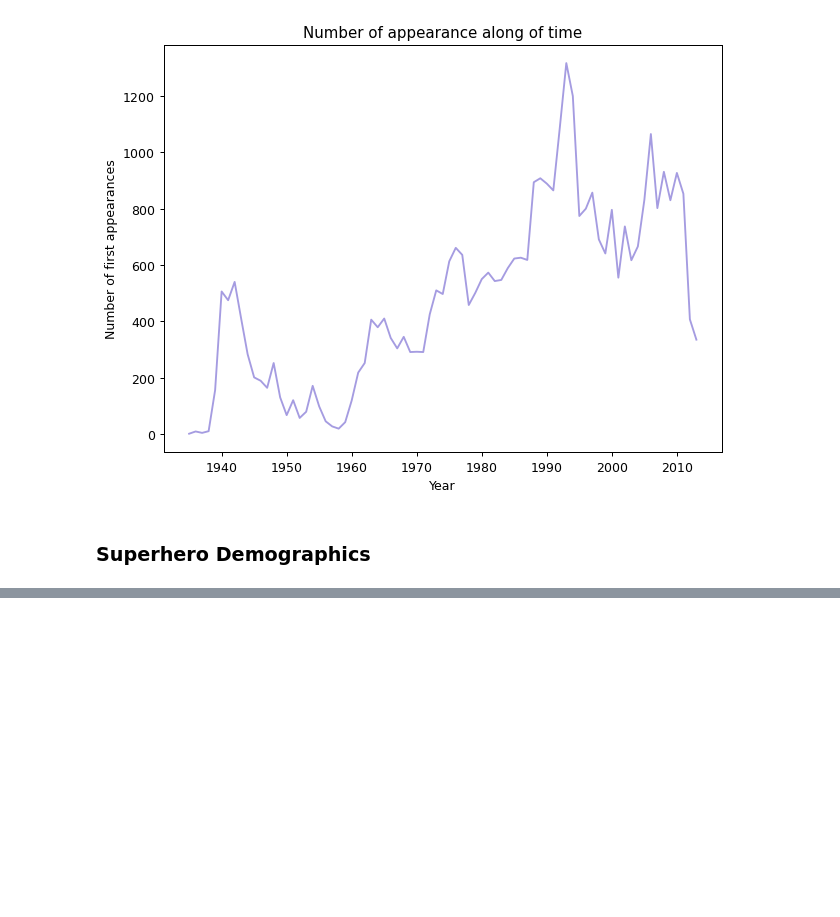
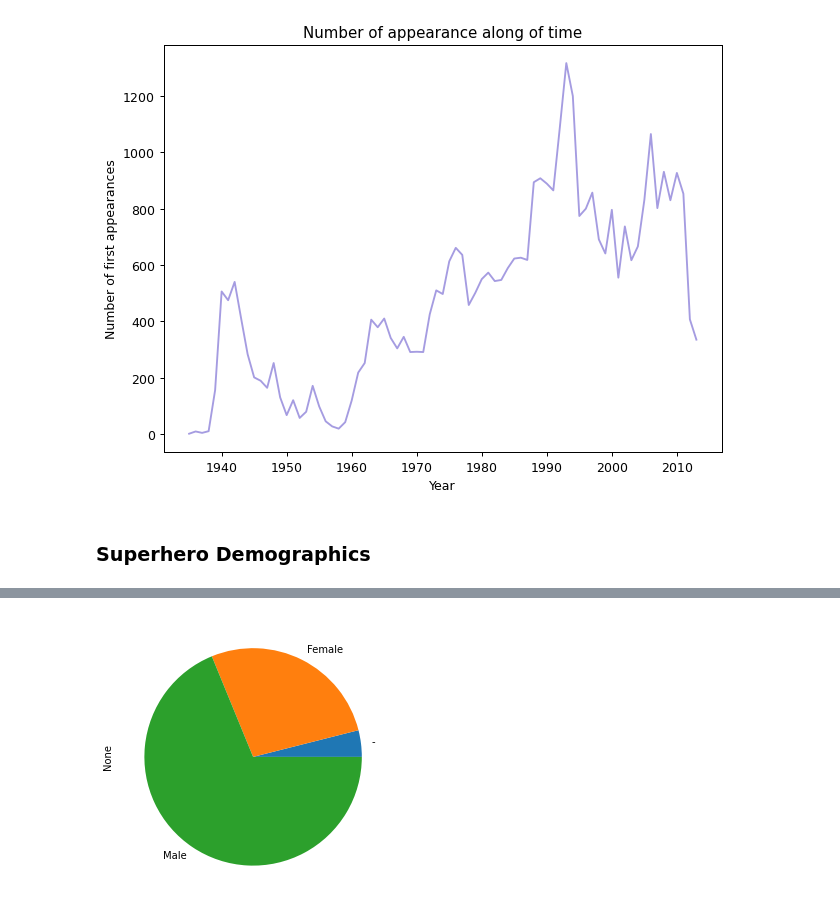
Before and after one commit to caroperez/Statistical_studies, a Jupyter notebook: Comic_characters.ipynb, the cells around one changed output, grey strips where cells are left out. Saved outputs shown, nothing was run; the diff lists cells and outputs as text; code cells hidden in the pictures; blank space fills up the shorter version.

```diff
--- a/Comic_characters.ipynb
+++ b/Comic_characters.ipynb
@@ -74,0 +75,7 @@ plt.show()
+# %%
+# data and plot definition: Gender of all characters
+data.groupby(['Gender']).size().plot.pie(figsize = (10, 5))
+
+plt.show()
+# %% [output]
+[figure, added]
```
Also changed, not shown: parts of 3 cells of this notebook.
